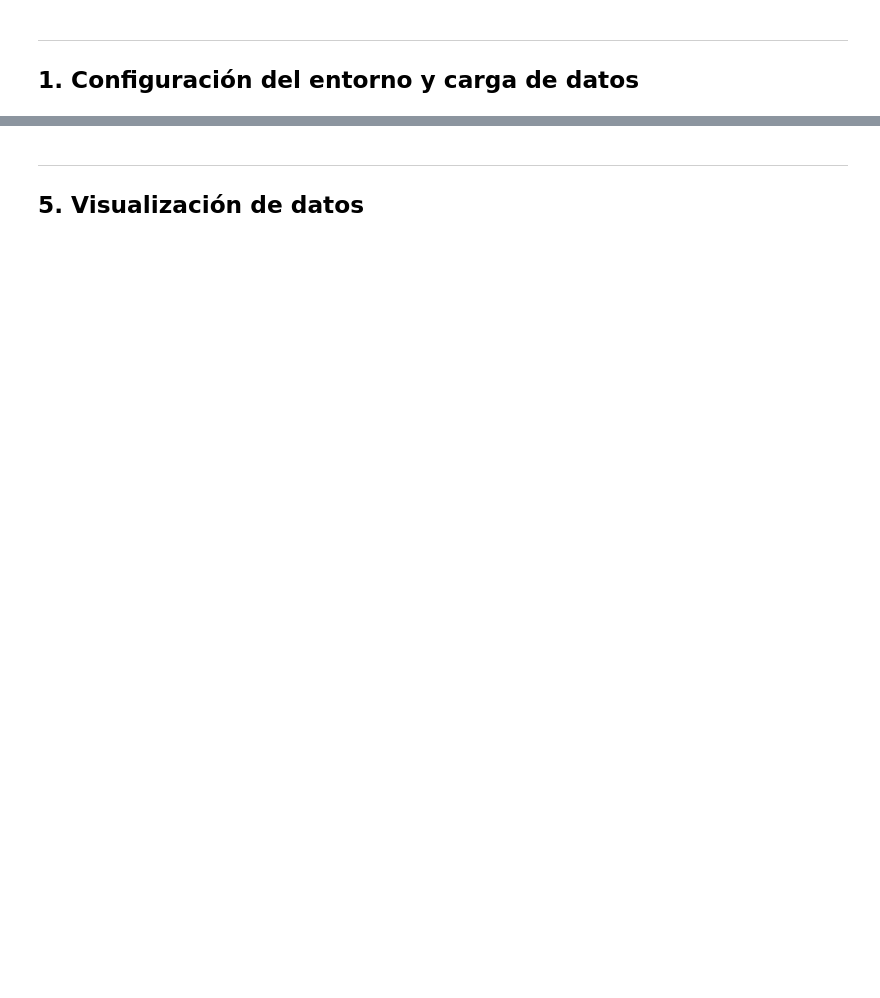
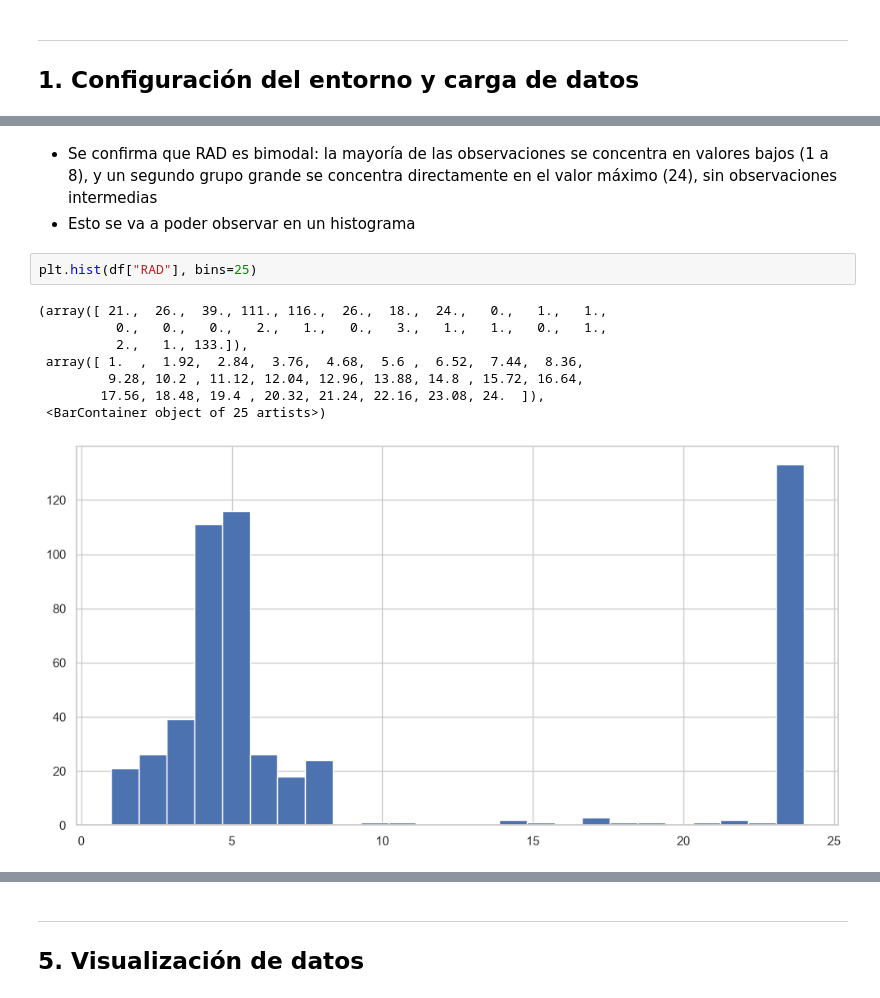
Before and after one commit to fabriziopaladini/TP_AA1_Aguirre_Gambande_Paladini, a Jupyter notebook: TP-regresion-AA1.ipynb, the cells around one changed output, grey strips where cells are left out. Drawn from its saved outputs; the diff is of its cells as text; blank space fills up the shorter version.

```diff
--- a/TP-regresion-AA1.ipynb
+++ b/TP-regresion-AA1.ipynb
@@ -77,3 +187,17 @@ desc[['mean', 'mediana', 'std', 'min', '25%', '50%', '75%', 'max', 'sesgo', 'cur
+# %% [markdown]
+- Se confirma que RAD es bimodal: la mayoría de las observaciones se concentra en valores bajos (1 a 8), y un segundo grupo grande se concentra directamente en el valor máximo (24), sin observaciones intermedias
+- Esto se va a poder observar en un histograma
+# %%
+plt.hist(df["RAD"], bins=25)
+# %% [output]
+(array([ 21.,  26.,  39., 111., 116.,  26.,  18.,  24.,   0.,   1.,   1.,
+          0.,   0.,   0.,   2.,   1.,   0.,   3.,   1.,   1.,   0.,   1.,
+          2.,   1., 133.]),
+ array([ 1.  ,  1.92,  2.84,  3.76,  4.68,  5.6 ,  6.52,  7.44,  8.36,
+         9.28, 10.2 , 11.12, 12.04, 12.96, 13.88, 14.8 , 15.72, 16.64,
+        17.56, 18.48, 19.4 , 20.32, 21.24, 22.16, 23.08, 24.  ]),
+ <BarContainer object of 25 artists>)
+[figure, added]
 # %%
 # Distribución de la variable dummy CHAS
 df[col_categorica].value_counts(dropna=False)
```
Also changed, not shown: parts of 58 cells of this notebook, 1 other file.
